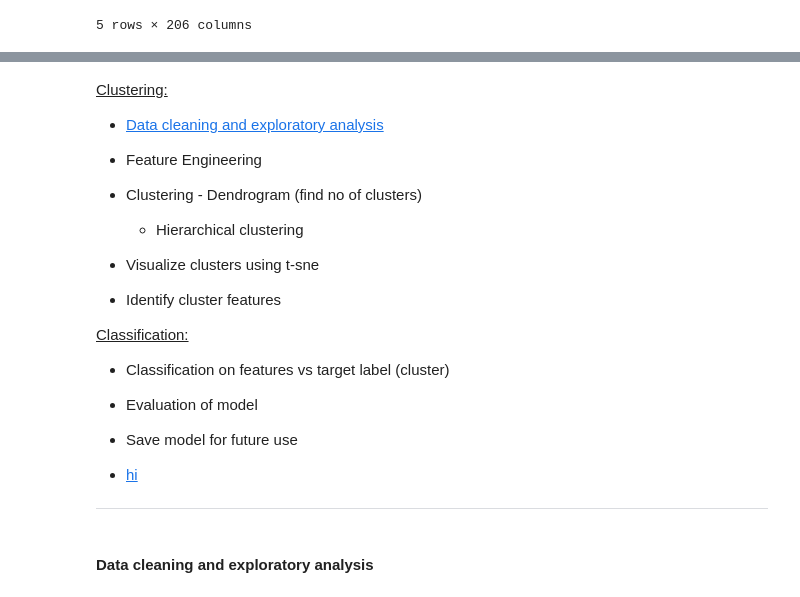
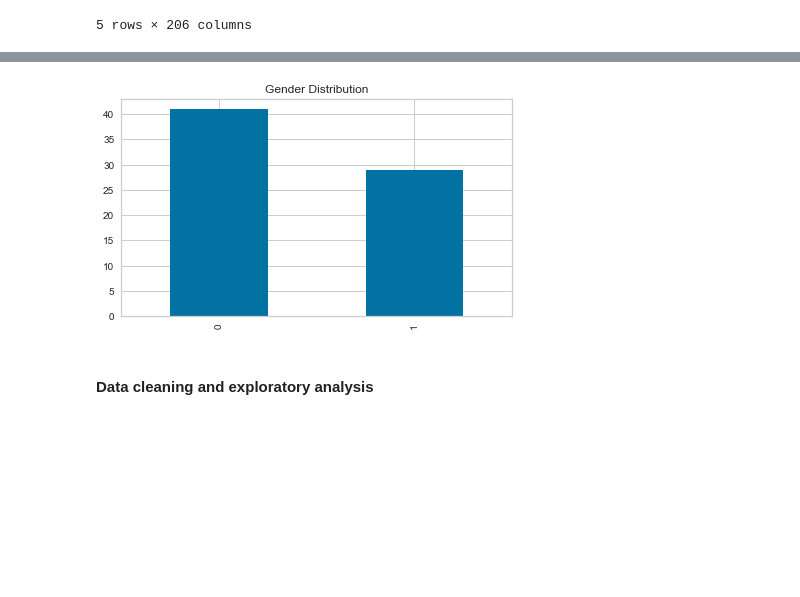
Before and after one commit to samirak93/iCXMedia_DS, a Jupyter notebook: code/Pre-Process.ipynb, the cells around one changed output, grey strips where cells are left out. Cells and saved outputs as stored; diff of their text form; code cells hidden in the pictures; blank space fills up the shorter version.

```diff
--- a/code/Pre-Process.ipynb
+++ b/code/Pre-Process.ipynb
@@ -88,21 +83,10 @@ df['Gender'].value_counts().plot(kind='bar')
-# %% [markdown]
-<u>Clustering:</u>
-
-- [Data cleaning and exploratory analysis](Datacleaningandexploratoryanalysis)
-
-- Feature Engineering
-- Clustering - Dendrogram (find no of clusters)
-    - Hierarchical clustering
-- Visualize clusters using t-sne
-- Identify cluster features
-
-<u>Classification:</u>
-- Classification on features vs target label (cluster)
-- Evaluation of model
-- Save model for future use
-
-- [hi](hi)
-----
+# %%
+plt.figure(figsize=(7, 4))
+plt.title("Gender Distribution")
+df['Gender'].value_counts().plot(kind='bar')
+plt.show()
+# %% [output]
+[figure, added]
 # %% [markdown]
 #### Data cleaning and exploratory analysis
 # %% [markdown]
```
Also changed, not shown: parts of 1 cell of this notebook, 2 other files.
